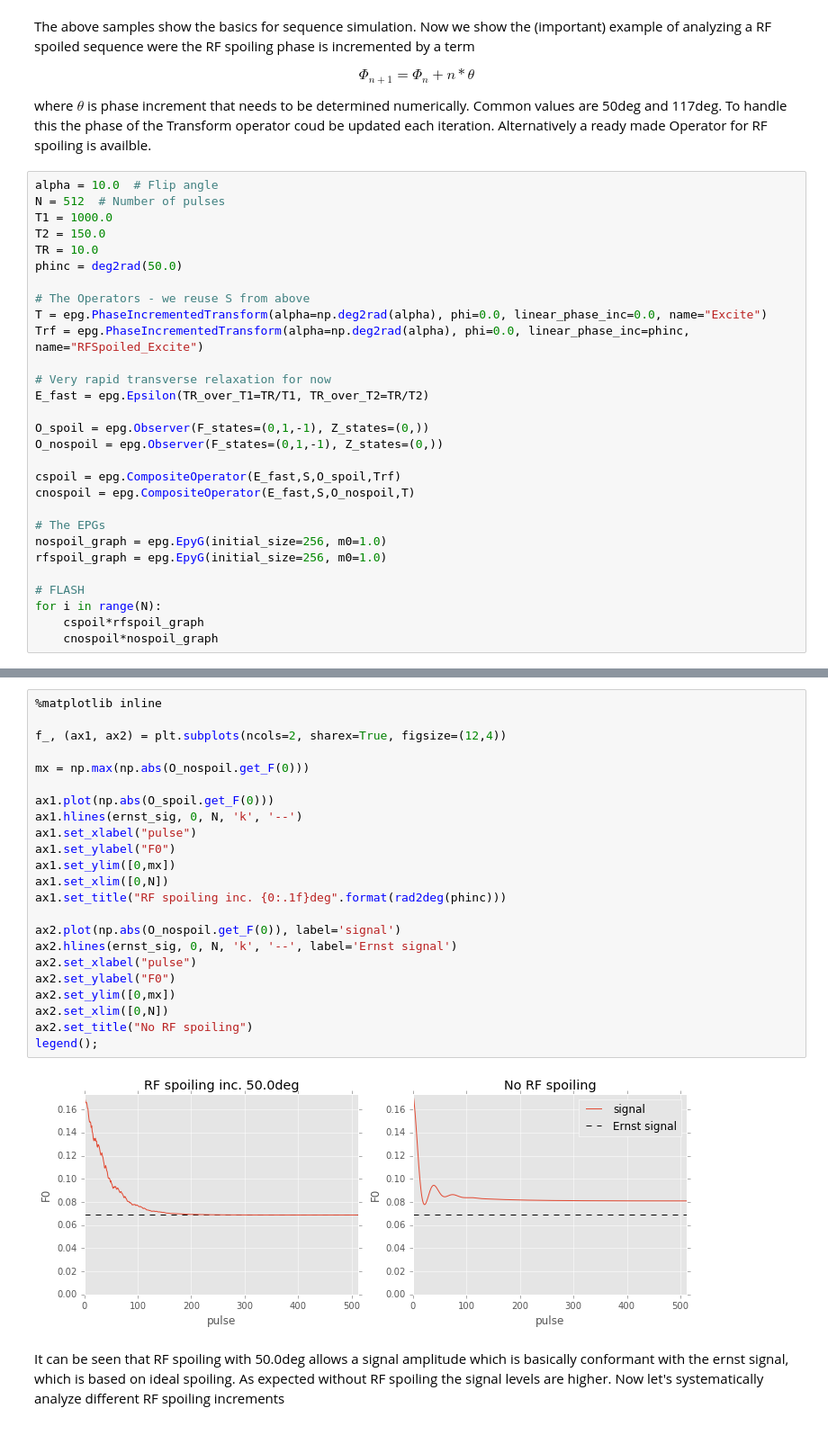
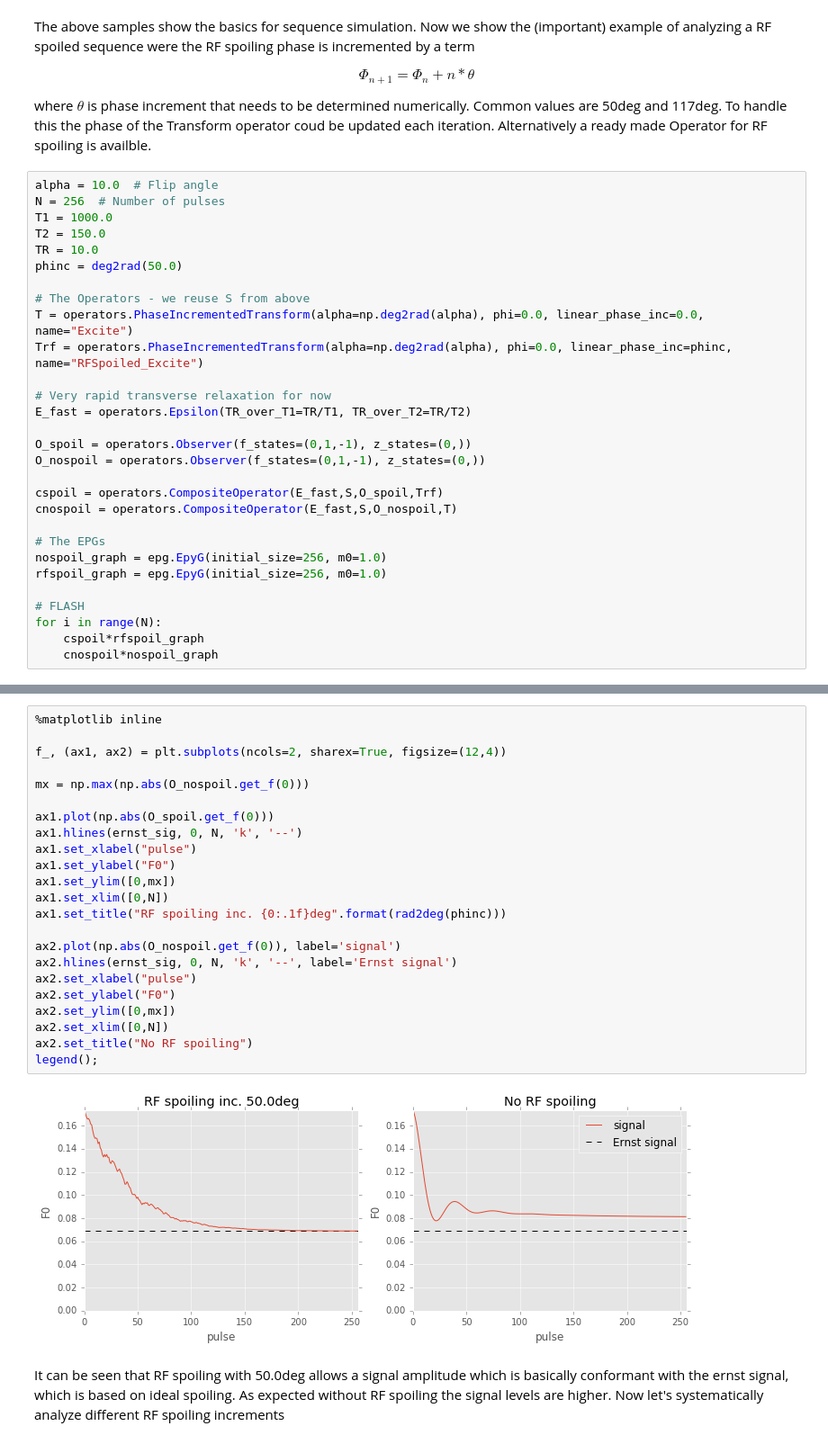
Before and after one commit to brennerd11/EpyG, a Jupyter notebook: EpyG/examples/Usage.ipynb, the cells around one changed output, grey strips where cells are left out. Shown at 90% size. Saved outputs shown, nothing was run; the diff lists cells and outputs as text.

```diff
--- a/EpyG/examples/Usage.ipynb
+++ b/EpyG/examples/Usage.ipynb
@@ -164,24 +165,24 @@ $$
 where $\theta$ is phase increment that needs to be determined numerically. Common values are 50deg and 117deg. To handle this the phase of the Transform operator coud be updated each iteration. Alternatively a ready made Operator for RF spoiling is availble.
 # %%
 alpha = 10.0  # Flip angle
-N = 512  # Number of pulses
+N = 256  # Number of pulses
 T1 = 1000.0
 T2 = 150.0
 TR = 10.0
 phinc = deg2rad(50.0)
 
 # The Operators - we reuse S from above
-T = epg.PhaseIncrementedTransform(alpha=np.deg2rad(alpha), phi=0.0, linear_phase_inc=0.0, name="Excite")
-Trf = epg.PhaseIncrementedTransform(alpha=np.deg2rad(alpha), phi=0.0, linear_phase_inc=phinc, name="RFSpoiled_Excite")
+T = operators.PhaseIncrementedTransform(alpha=np.deg2rad(alpha), phi=0.0, linear_phase_inc=0.0, name="Excite")
+Trf = operators.PhaseIncrementedTransform(alpha=np.deg2rad(alpha), phi=0.0, linear_phase_inc=phinc, name="RFSpoiled_Excite")
 
 # Very rapid transverse relaxation for now
-E_fast = epg.Epsilon(TR_over_T1=TR/T1, TR_over_T2=TR/T2)
+E_fast = operators.Epsilon(TR_over_T1=TR/T1, TR_over_T2=TR/T2)
 
-O_spoil = epg.Observer(F_states=(0,1,-1), Z_states=(0,))
-O_nospoil = epg.Observer(F_states=(0,1,-1), Z_states=(0,))
+O_spoil = operators.Observer(f_states=(0,1,-1), z_states=(0,))
+O_nospoil = operators.Observer(f_states=(0,1,-1), z_states=(0,))
 
-cspoil = epg.CompositeOperator(E_fast,S,O_spoil,Trf)
-cnospoil = epg.CompositeOperator(E_fast,S,O_nospoil,T)
+cspoil = operators.CompositeOperator(E_fast,S,O_spoil,Trf)
+cnospoil = operators.CompositeOperator(E_fast,S,O_nospoil,T)
 
 # The EPGs
 nospoil_graph = epg.EpyG(initial_size=256, m0=1.0)
@@ -203,28 +207,28 @@ ernst_sig = ernst(TR,T1,deg2rad(alpha))
 # %%
 %matplotlib inline
 
 f_, (ax1, ax2) = plt.subplots(ncols=2, sharex=True, figsize=(12,4))
 
-mx = np.max(np.abs(O_nospoil.get_F(0)))
+mx = np.max(np.abs(O_nospoil.get_f(0)))
 
-ax1.plot(np.abs(O_spoil.get_F(0)))
+ax1.plot(np.abs(O_spoil.get_f(0)))
 ax1.hlines(ernst_sig, 0, N, 'k', '--')
 ax1.set_xlabel("pulse")
 ax1.set_ylabel("F0")
 ax1.set_ylim([0,mx])
 ax1.set_xlim([0,N])
 ax1.set_title("RF spoiling inc. {0:.1f}deg".format(rad2deg(phinc)))
 
-ax2.plot(np.abs(O_nospoil.get_F(0)), label='signal')
+ax2.plot(np.abs(O_nospoil.get_f(0)), label='signal')
 ax2.hlines(ernst_sig, 0, N, 'k', '--', label='Ernst signal')
 ax2.set_xlabel("pulse")
 ax2.set_ylabel("F0")
 ax2.set_ylim([0,mx])
 ax2.set_xlim([0,N])
 ax2.set_title("No RF spoiling")
 legend();
 # %% [output]
-[figure, old version]
+[figure, new version]
 # %% [markdown]
 It can be seen that RF spoiling with 50.0deg allows a signal amplitude which is basically conformant with the ernst signal, which is based on ideal spoiling. As expected without RF spoiling the signal levels are higher. Now let's systematically analyze different RF spoiling increments
 # %%
```
Also changed, not shown: parts of 16 cells of this notebook, 3 other files.
